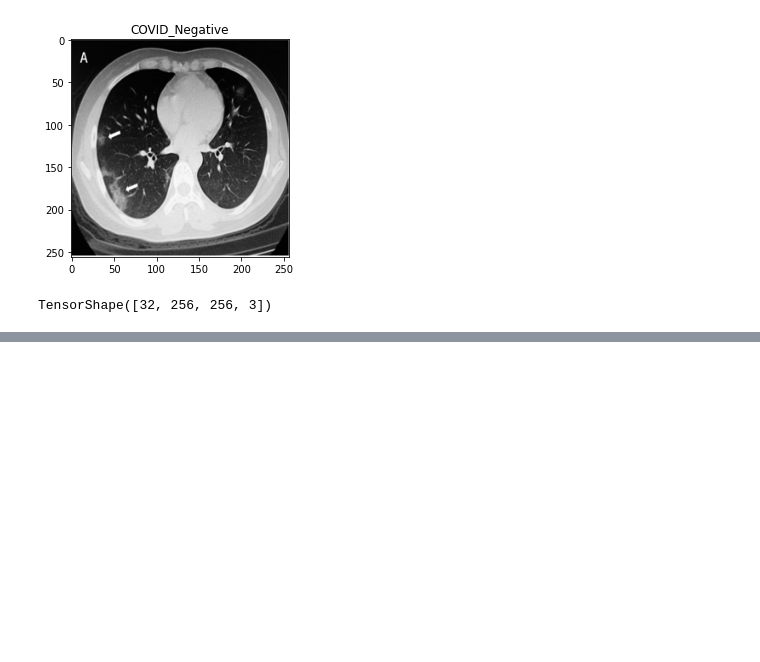
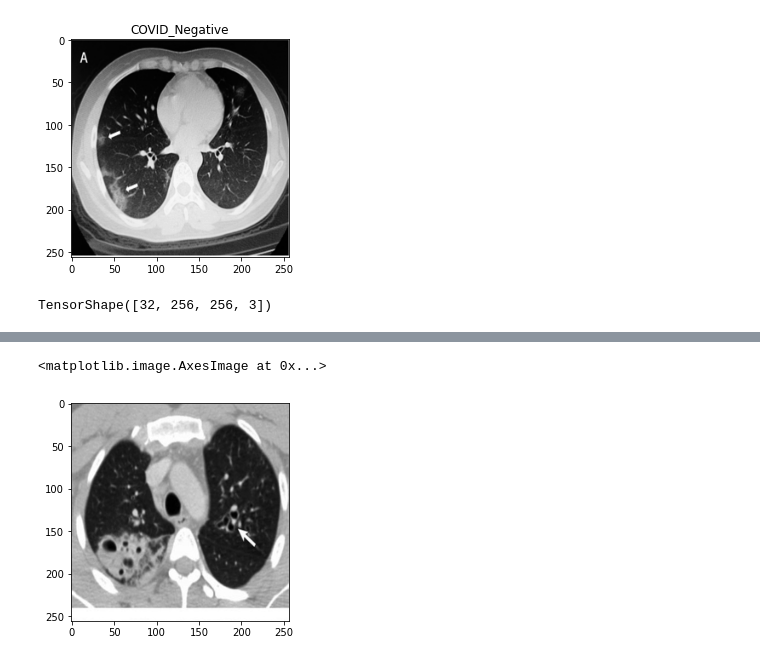
Before and after one commit to abhiyantaabhishek/COVID_19_Detection, a Jupyter notebook: COVID_19_Detection_with_TFDataset.ipynb, the cells around one changed output, grey strips where cells are left out. Drawn from its saved outputs; the diff is of its cells as text; code cells hidden in the pictures; blank space fills up the shorter version.

```diff
--- a/COVID_19_Detection_with_TFDataset.ipynb
+++ b/COVID_19_Detection_with_TFDataset.ipynb
@@ -221,5 +289,8 @@ test_images[5].shape
 # %%
-plt.imshow(test_images[5])
+plt.imshow(test_images[5,:,:,0],cmap='gray')
+# %% [output]
+<matplotlib.image.AxesImage at 0x...>
+[figure, added]
 # %%
 
 class_names[np.argmax(predictions[5])]
```
Also changed, not shown: parts of 18 cells of this notebook.
